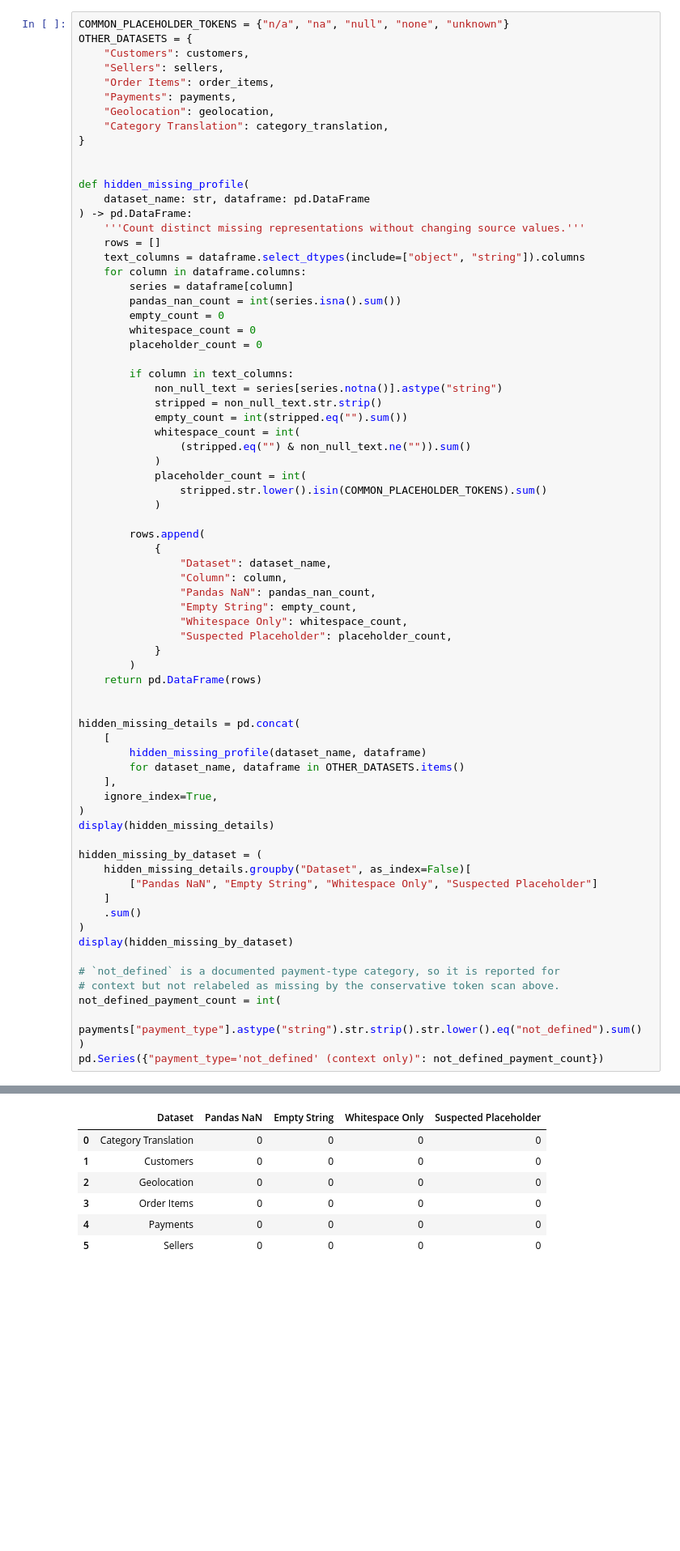
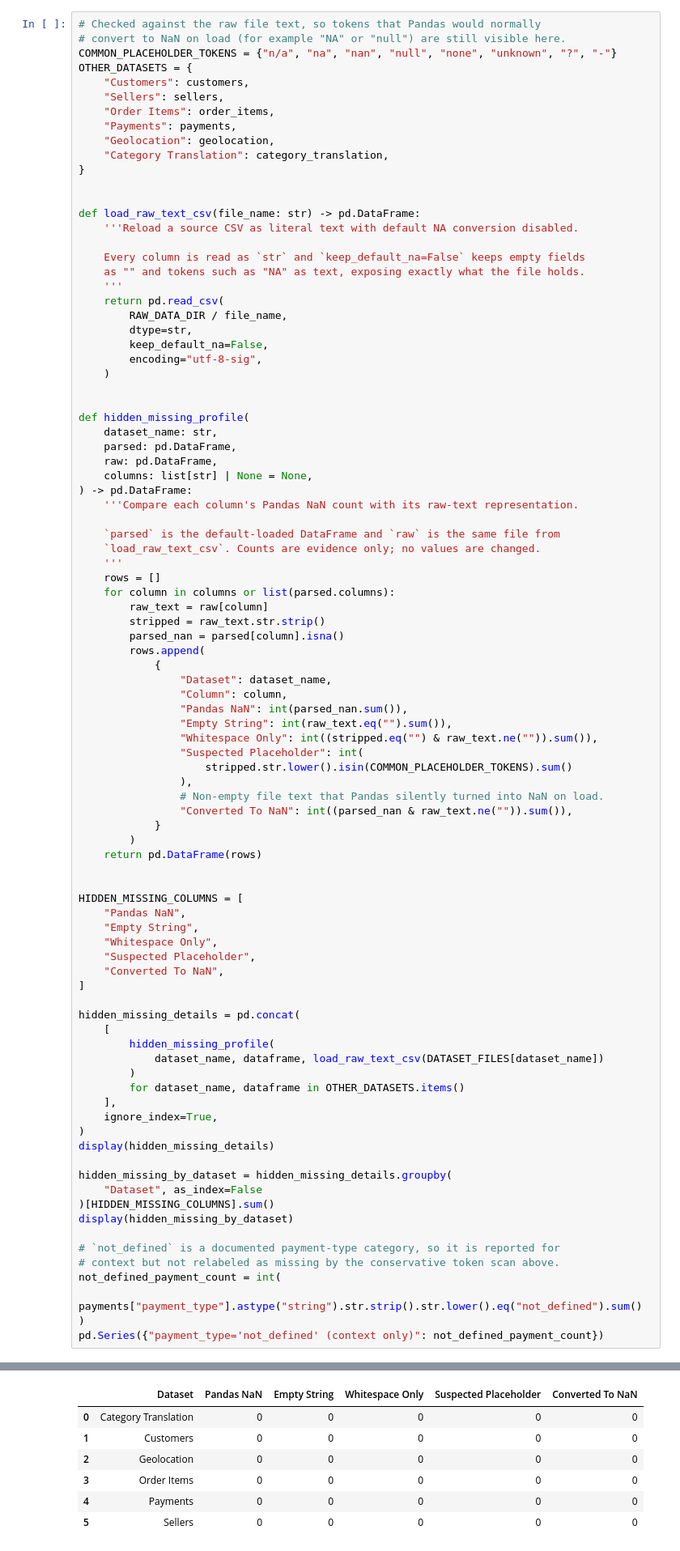
Before and after one commit to mmubashir95/ecommerce-delivery-intelligence, a Jupyter notebook: notebooks/02_data_quality.ipynb, the cells around one changed output, grey strips where cells are left out. Shown at 81% size. Drawn from its saved outputs; the diff is of its cells as text; blank space fills up the shorter version.

```diff
--- a/notebooks/02_data_quality.ipynb
+++ b/notebooks/02_data_quality.ipynb
@@ -541,6 +543,8 @@ display(review_text_by_score)
 **What should we learn?** A literal token is only a *suspected* placeholder until interpreted in its column context. For example, a documented business category such as `not_defined` is not automatically equivalent to `NaN`.
 # %%
-COMMON_PLACEHOLDER_TOKENS = {"n/a", "na", "null", "none", "unknown"}
+# Checked against the raw file text, so tokens that Pandas would normally
+# convert to NaN on load (for example "NA" or "null") are still visible here.
+COMMON_PLACEHOLDER_TOKENS = {"n/a", "na", "nan", "null", "none", "unknown", "?", "-"}
 OTHER_DATASETS = {
     "Customers": customers,
     "Sellers": sellers,
@@ -551,58 +555,75 @@ OTHER_DATASETS = {
 }
 
 
+def load_raw_text_csv(file_name: str) -> pd.DataFrame:
+    '''Reload a source CSV as literal text with default NA conversion disabled.
+
+    Every column is read as `str` and `keep_default_na=False` keeps empty fields
+    as "" and tokens such as "NA" as text, exposing exactly what the file holds.
+    '''
+    return pd.read_csv(
+        RAW_DATA_DIR / file_name,
+        dtype=str,
+        keep_default_na=False,
+        encoding="utf-8-sig",
+    )
+
+
 def hidden_missing_profile(
-    dataset_name: str, dataframe: pd.DataFrame
+    dataset_name: str,
+    parsed: pd.DataFrame,
+    raw: pd.DataFrame,
+    columns: list[str] | None = None,
 ) -> pd.DataFrame:
-    '''Count distinct missing representations without changing source values.'''
+    '''Compare each column's Pandas NaN count with its raw-text representation.
+
+    `parsed` is the default-loaded DataFrame and `raw` is the same file from
+    `load_raw_text_csv`. Counts are evidence only; no values are changed.
+    '''
     rows = []
-    text_columns = dataframe.select_dtypes(include=["object", "string"]).columns
-    for column in dataframe.columns:
-        series = dataframe[column]
-        pandas_nan_count = int(series.isna().sum())
-        empty_count = 0
-        whitespace_count = 0
-        placeholder_count = 0
-
-        if column in text_columns:
-            non_null_text = series[series.notna()].astype("string")
-            stripped = non_null_text.str.strip()
-            empty_count = int(stripped.eq("").sum())
-            whitespace_count = int(
-                (stripped.eq("") & non_null_text.ne("")).sum()
-            )
-            placeholder_count = int(
-                stripped.str.lower().isin(COMMON_PLACEHOLDER_TOKENS).sum()
-            )
-
+    for column in columns or list(parsed.columns):
+        raw_text = raw[column]
+        stripped = raw_text.str.strip()
+        parsed_nan = parsed[column].isna()
         rows.append(
             {
                 "Dataset": dataset_name,
                 "Column": column,
-                "Pandas NaN": pandas_nan_count,
-                "Empty String": empty_count,
-                "Whitespace Only": whitespace_count,
-                "Suspected Placeholder": placeholder_count,
+                "Pandas NaN": int(parsed_nan.sum()),
+                "Empty String": int(raw_text.eq("").sum()),
+                "Whitespace Only": int((stripped.eq("") & raw_text.ne("")).sum()),
+                "Suspected Placeholder": int(
+                    stripped.str.lower().isin(COMMON_PLACEHOLDER_TOKENS).sum()
+                ),
+                # Non-empty file text that Pandas silently turned into NaN on load.
+                "Converted To NaN": int((parsed_nan & raw_text.ne("")).sum()),
             }
         )
     return pd.DataFrame(rows)
 
 
+HIDDEN_MISSING_COLUMNS = [
+    "Pandas NaN",
+    "Empty String",
+    "Whitespace Only",
+    "Suspected Placeholder",
+    "Converted To NaN",
+]
+
 hidden_missing_details = pd.concat(
     [
-        hidden_missing_profile(dataset_name, dataframe)
+        hidden_missing_profile(
+            dataset_name, dataframe, load_raw_text_csv(DATASET_FILES[dataset_name])
+        )
         for dataset_name, dataframe in OTHER_DATASETS.items()
     ],
     ignore_index=True,
 )
 display(hidden_missing_details)
 
-hidden_missing_by_dataset = (
-    hidden_missing_details.groupby("Dataset", as_index=False)[
-        ["Pandas NaN", "Empty String", "Whitespace Only", "Suspected Placeholder"]
-    ]
-    .sum()
-)
+hidden_missing_by_dataset = hidden_missing_details.groupby(
+    "Dataset", as_index=False
+)[HIDDEN_MISSING_COLUMNS].sum()
 display(hidden_missing_by_dataset)
 
 # `not_defined` is a documented payment-type category, so it is reported for
@@ -632,10 +653,10 @@ pd.Series({"payment_type='not_defined' (context only)": not_defined_payment_coun
-|  | Dataset | Pandas NaN | Empty String | Whitespace Only | Suspected Placeholder |
-| 0 | Category Translation | 0 | 0 | 0 | 0 |
-| 1 | Customers | 0 | 0 | 0 | 0 |
-| 2 | Geolocation | 0 | 0 | 0 | 0 |
-| 3 | Order Items | 0 | 0 | 0 | 0 |
-| 4 | Payments | 0 | 0 | 0 | 0 |
-| 5 | Sellers | 0 | 0 | 0 | 0 |
+|  | Dataset | Pandas NaN | Empty String | Whitespace Only | Suspected Placeholder | Converted To NaN |
+| 0 | Category Translation | 0 | 0 | 0 | 0 | 0 |
+| 1 | Customers | 0 | 0 | 0 | 0 | 0 |
+| 2 | Geolocation | 0 | 0 | 0 | 0 | 0 |
+| 3 | Order Items | 0 | 0 | 0 | 0 | 0 |
+| 4 | Payments | 0 | 0 | 0 | 0 | 0 |
+| 5 | Sellers | 0 | 0 | 0 | 0 | 0 |
 payment_type='not_defined' (context only)    3
 dtype: int64
 # %% [markdown]
```
Also changed, not shown: parts of 10 cells of this notebook.
